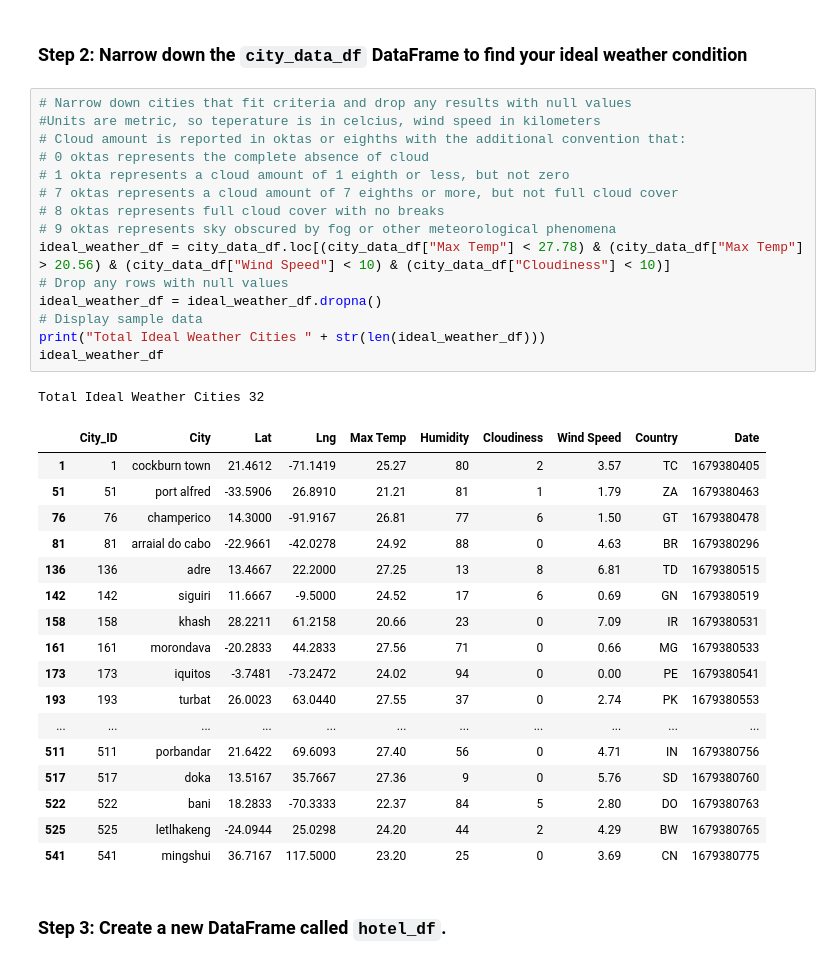
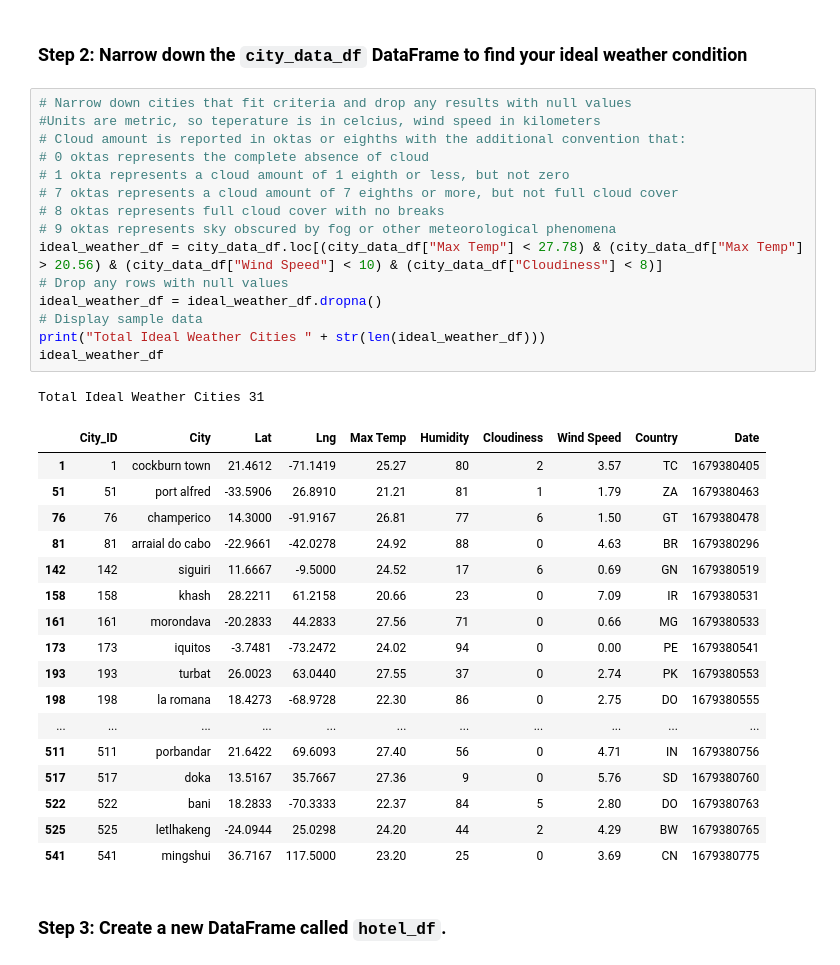
Before and after one commit to gusibis/python-api-challenge, a Jupyter notebook: WeatherPy/VacationPy.ipynb, the cells around one changed output. Drawn from its saved outputs; the diff is of its cells as text.

```diff
--- a/WeatherPy/VacationPy.ipynb
+++ b/WeatherPy/VacationPy.ipynb
@@ -99,31 +96,31 @@ To interact with the Folium MAP go to output_data/map.html
 # %%
 # Narrow down cities that fit criteria and drop any results with null values
 #Units are metric, so teperature is in celcius, wind speed in kilometers
 # Cloud amount is reported in oktas or eighths with the additional convention that:
 # 0 oktas represents the complete absence of cloud
 # 1 okta represents a cloud amount of 1 eighth or less, but not zero
 # 7 oktas represents a cloud amount of 7 eighths or more, but not full cloud cover
 # 8 oktas represents full cloud cover with no breaks
 # 9 oktas represents sky obscured by fog or other meteorological phenomena
-ideal_weather_df = city_data_df.loc[(city_data_df["Max Temp"] < 27.78) & (city_data_df["Max Temp"] > 20.56) & (city_data_df["Wind Speed"] < 10) & (city_data_df["Cloudiness"] < 10)]
+ideal_weather_df = city_data_df.loc[(city_data_df["Max Temp"] < 27.78) & (city_data_df["Max Temp"] > 20.56) & (city_data_df["Wind Speed"] < 10) & (city_data_df["Cloudiness"] < 8)]
 # Drop any rows with null values
 ideal_weather_df = ideal_weather_df.dropna()
 # Display sample data
 print("Total Ideal Weather Cities " + str(len(ideal_weather_df)))
 ideal_weather_df
 # %% [output]
-Total Ideal Weather Cities 32
+Total Ideal Weather Cities 31
 |  | City_ID | City | Lat | Lng | Max Temp | Humidity | Cloudiness | Wind Speed | Country | Date |
 | 1 | 1 | cockburn town | 21.4612 | -71.1419 | 25.27 | 80 | 2 | 3.57 | TC | 1679380405 |
 | 51 | 51 | port alfred | -33.5906 | 26.8910 | 21.21 | 81 | 1 | 1.79 | ZA | 1679380463 |
 | 76 | 76 | champerico | 14.3000 | -91.9167 | 26.81 | 77 | 6 | 1.50 | GT | 1679380478 |
 | 81 | 81 | arraial do cabo | -22.9661 | -42.0278 | 24.92 | 88 | 0 | 4.63 | BR | 1679380296 |
-| 136 | 136 | adre | 13.4667 | 22.2000 | 27.25 | 13 | 8 | 6.81 | TD | 1679380515 |
 | 142 | 142 | siguiri | 11.6667 | -9.5000 | 24.52 | 17 | 6 | 0.69 | GN | 1679380519 |
 | 158 | 158 | khash | 28.2211 | 61.2158 | 20.66 | 23 | 0 | 7.09 | IR | 1679380531 |
 | 161 | 161 | morondava | -20.2833 | 44.2833 | 27.56 | 71 | 0 | 0.66 | MG | 1679380533 |
 | 173 | 173 | iquitos | -3.7481 | -73.2472 | 24.02 | 94 | 0 | 0.00 | PE | 1679380541 |
 | 193 | 193 | turbat | 26.0023 | 63.0440 | 27.55 | 37 | 0 | 2.74 | PK | 1679380553 |
+| 198 | 198 | la romana | 18.4273 | -68.9728 | 22.30 | 86 | 0 | 2.75 | DO | 1679380555 |
 | ... | ... | ... | ... | ... | ... | ... | ... | ... | ... | ... |
 | 511 | 511 | porbandar | 21.6422 | 69.6093 | 27.40 | 56 | 0 | 4.71 | IN | 1679380756 |
 | 517 | 517 | doka | 13.5167 | 35.7667 | 27.36 | 9 | 0 | 5.76 | SD | 1679380760 |
```
Also changed, not shown: parts of 1 cell of this notebook, 2 other files.
